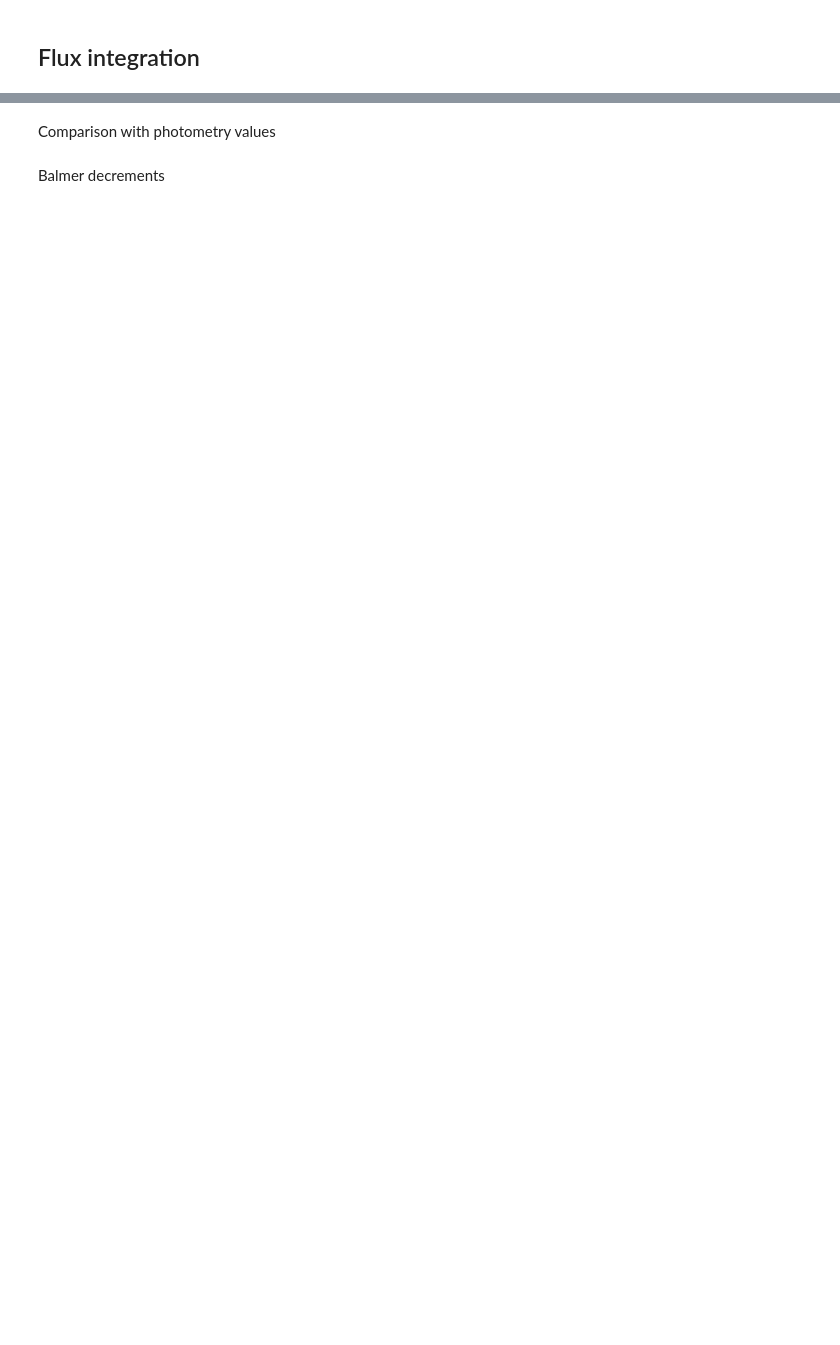
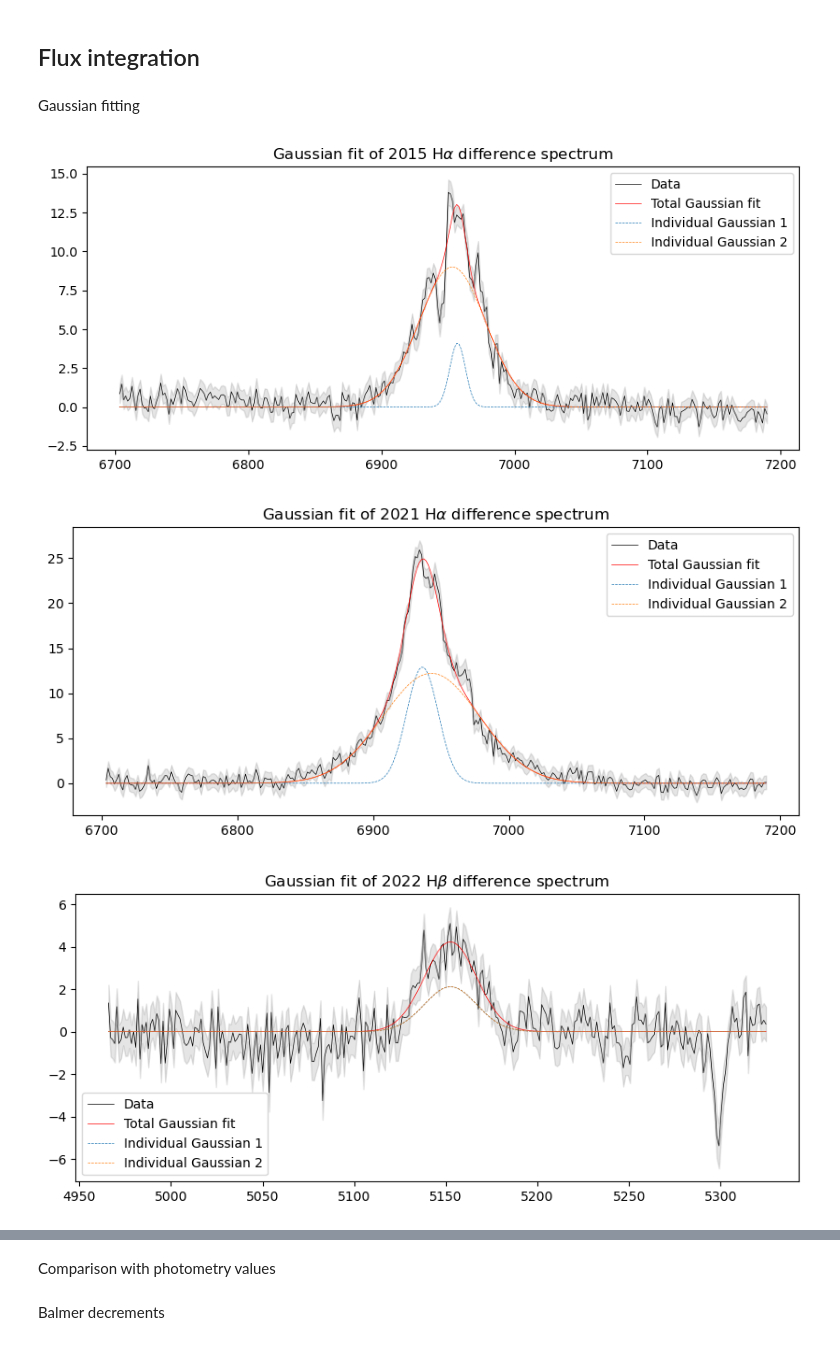
Before and after one commit to things-0/denison_2026, a Jupyter notebook: oli/main.ipynb, the cells around one changed output, grey strips where cells are left out. Drawn from its saved outputs; the diff is of its cells as text; code cells hidden in the pictures; blank space fills up the shorter version.

Commit message:
gaussian fit working! need to do red chi sq test now

```diff
--- a/oli/main.ipynb
+++ b/oli/main.ipynb
@@ -228,2 +283,59 @@ plotting.plot_diff_spectra(
 # %% [markdown]
 ## Flux integration
+# %% [markdown]
+Gaussian fitting
+# %%
+n = 2
+
+gaussian_fitting.fit_gaussians(
+    x=lam,
+    y=diff_15,
+    mask_lam_centre=H_ALPHA,
+    num_of_gaussians=n,
+    plot_fit=True,
+    plot_params={
+        "plot_y_errs": True,
+        "y_errs": diff_15_err,
+        "title": r"Gaussian fit of 2015 H$\alpha$ difference spectrum"
+    }
+);
+gaussian_fitting.fit_gaussians(
+    x=lam,
+    y=diff_21,
+    mask_lam_centre=H_ALPHA,
+    num_of_gaussians=n,
+    plot_fit=True,
+    plot_params={
+        "plot_y_errs": True,
+        "y_errs": diff_21_err,
+        "title": r"Gaussian fit of 2021 H$\alpha$ difference spectrum"
+    }
+);
+gaussian_fitting.fit_gaussians(
+    x=lam,
+    y=diff_15,
+    mask_lam_centre=H_BETA,
+    num_of_gaussians=n,
+    plot_fit=True,
+    plot_params={
+        "plot_y_errs": True,
+        "y_errs": diff_15_err,
+        "title": r"Gaussian fit of 2022 H$\beta$ difference spectrum"
+    }
+);
+gaussian_fitting.fit_gaussians(
+    x=lam,
+    y=diff_21,
+    mask_lam_centre=H_BETA,
+    num_of_gaussians=n,
+    plot_fit=True,
+    plot_params={
+        "plot_y_errs": True,
+        "y_errs": diff_21_err,
+        "title": r"Gaussian fit of 2021 H$\beta$ difference spectrum"
+    }
+);
+# %% [output]
+[figure, added]
+[figure, added]
+[figure, added]
```
Also changed, not shown: parts of 9 cells of this notebook, 10 other files.
